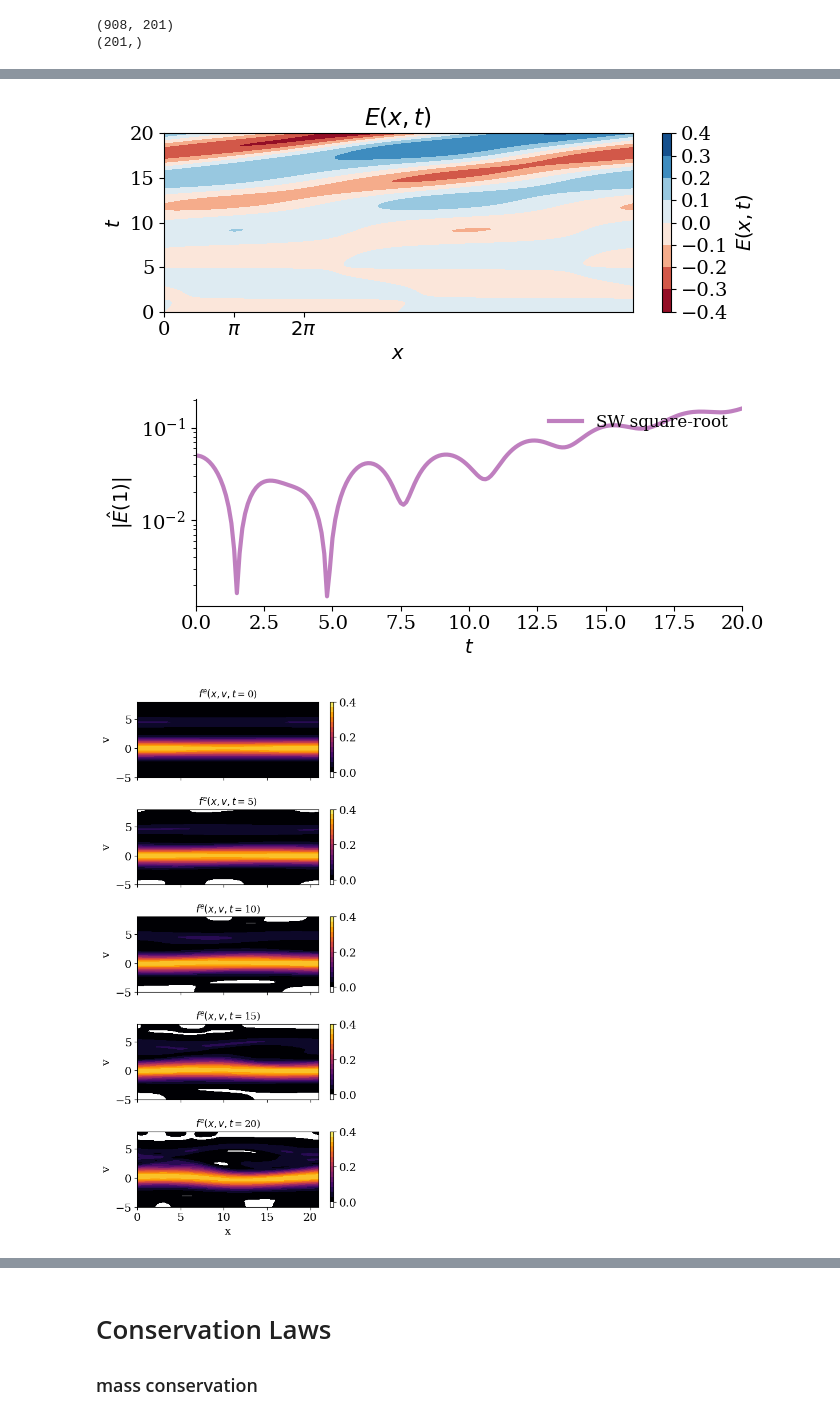
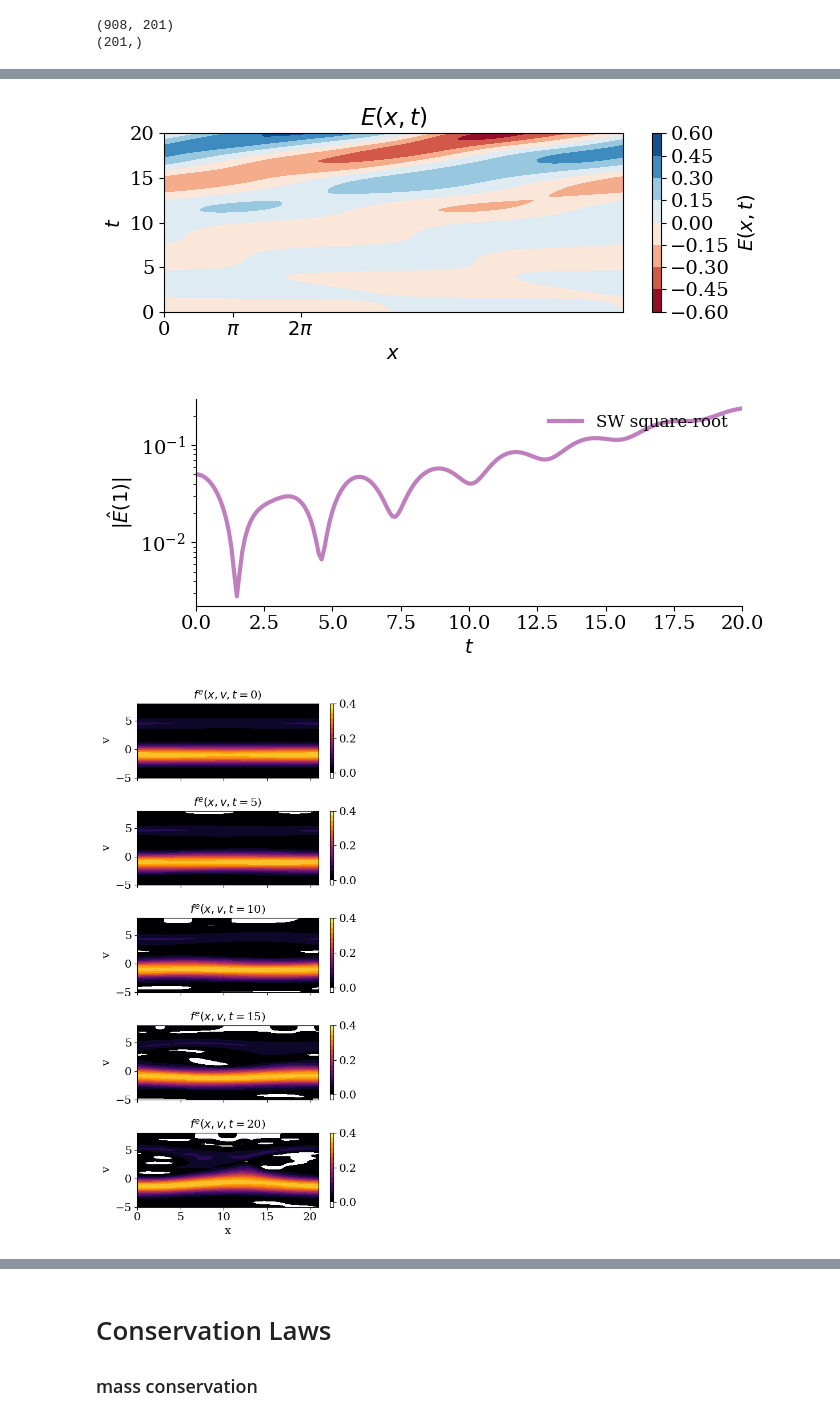
Before and after one commit to opaliss/SW-Conservative-Closure, a Jupyter notebook: SW/bump on tail SW (odd).ipynb, the cells around one changed output, grey strips where cells are left out. Saved outputs shown, nothing was run; the diff lists cells and outputs as text; code cells hidden in the pictures.

Commit message:
update closure :)

```diff
--- a/SW/bump on tail SW (odd).ipynb
+++ b/SW/bump on tail SW (odd).ipynb
@@ -42,7 +43,7 @@ dt = 0.01
 # time vector
 t_vec = np.linspace(0, T, int(T / dt) + 1)
 # velocity scaling
-u_e1 = 0
+u_e1 = -1
 u_e2 = 4.5
 u_i = 0
 # mass normalized
@@ -53,6 +54,9 @@ m_i = 1836
 q_e1 = -1
 q_e2 = -1
 q_i = 1
+# %%
+# inverse J
+J_inv = J_matrix_inv(Nx=Nx, L=L)
 # %%
 # velocity grid for plotting purposes
 v = np.linspace(-5, 8, int(1e3))
@@ -62,8 +66,8 @@ x = np.linspace(0, L, Nx_total)
 # %% [markdown]
 ## read in simulation results
 # %%
-sol_midpoint_u = np.load("../data/SW/bump_on_tail/poisson/sol_midpoint_u_" + str(Nv) + ".npy")[:, ::10]
-sol_midpoint_t = np.load("../data/SW/bump_on_tail/poisson/sol_midpoint_t_" + str(Nv) + ".npy")[::10]
+sol_midpoint_u = np.load("../data/SW/bump_on_tail/poisson/sol_midpoint_u_" + str(Nv) + "_energy_closure.npy")[:, ::10]
+sol_midpoint_t = np.load("../data/SW/bump_on_tail/poisson/sol_midpoint_t_" + str(Nv) + "_energy_closure.npy")[::10]
 print(np.shape(sol_midpoint_u))
 print(np.shape(sol_midpoint_t))
 # %% [output]
@@ -78,6 +82,10 @@ state_e1_midpoint = np.zeros((Nv, Nx_total, len(sol_midpoint_t)), dtype="complex
 state_e2_midpoint = np.zeros((Nv, Nx_total, len(sol_midpoint_t)), dtype="complex128")
 state_i_midpoint = np.zeros((Nv, Nx_total, len(sol_midpoint_t)), dtype="complex128")
 
+# initialize the closure
+closure_e1 = np.zeros((Nx_total, len(sol_midpoint_t)), dtype="complex128")
+closure_e2 = np.zeros((Nx_total, len(sol_midpoint_t)), dtype="complex128")
+closure_i = np.zeros((Nx_total, len(sol_midpoint_t)), dtype="complex128")
 
 for ii in range(len(sol_midpoint_t)):
     for jj in range(Nv):
@@ -93,6 +101,15 @@ for ii in range(len(sol_midpoint_t)):
                                                           state_i=state_i_midpoint[:, :, ii],
                                                           alpha_e1=alpha_e1, alpha_e2=alpha_e2, alpha_i=alpha_i,
                                                           Nx=Nx, L=L,  Nv=Nv)
+    # energy closure
+    closure_e1 = closure_energy(state=state_e1_midpoint[:, :, ii], alpha_s=alpha_e1, u_s=u_e1, Nv=Nv, E=E_midpoint[:, ii], J_inv=J_inv, q_s=q_e1, m_s=m_e1, Nx_total=Nx_total)
+    closure_e2 = closure_energy(state=state_e2_midpoint[:, :, ii], alpha_s=alpha_e2, u_s=u_e2, Nv=Nv, E=E_midpoint[:, ii], J_inv=J_inv, q_s=q_e2, m_s=m_e2, Nx_total=Nx_total)
+    closure_i = closure_energy(state=state_i_midpoint[:, :, ii], alpha_s=alpha_i, u_s=u_i, Nv=Nv, E=E_midpoint[:, ii], J_inv=J_inv, q_s=q_i, m_s=m_i, Nx_total=Nx_total)
+
+    # momentum closure
+    # closure_e1[:, ii] = closure_momentum(state=state_e1_midpoint[:, :, ii], alpha_s=alpha_e1, u_s=u_e1, Nv=Nv)
+    # closure_e2[:, ii] = closure_momentum(state=state_e2_midpoint[:, :, ii], alpha_s=alpha_e2, u_s=u_e2, Nv=Nv)
+    # closure_i[:, ii] = closure_momentum(state=state_i_midpoint[:, :, ii], alpha_s=alpha_i, u_s=u_i, Nv=Nv)
 # %%
 _  = plt.plot(E_midpoint[:, :].imag)
 # %% [output]
@@ -115,7 +132,7 @@ plt.tight_layout()
 
 plt.savefig("../figs/SW/bump_on_tail/poisson/electric_field_SW_sqrt.png", dpi=600)
 # %% [output]
-[figure, old version]
+[figure, new version]
 # %%
 E1_midpoint = np.zeros(len(sol_midpoint_t))
 
@@ -137,30 +154,29 @@ legend.get_frame().set_alpha(0)
 plt.tight_layout()
 plt.savefig("../figs/SW_sqrt/bump_on_tail/poisson/damping_rate_electric_field.png", dpi=600)
 # %% [output]
-[figure, old version]
+[figure, new version]
 # %%
 fig, ax = plt.subplots(nrows=5, sharex=True, figsize=(5, 10))
 for tt, ii in enumerate(range(0, len(sol_midpoint_t), int(len(sol_midpoint_t)//4))):
     distribution1 = np.zeros((2*Nx+1, len(v)))
     distribution2 = np.zeros((2*Nx+1, len(v)))
     for jj in range(Nv):
-        distribution1 += np.outer(fft_(state_e1_midpoint[jj, :, ii], Nx, x, L), psi_ln_sw(xi=(v-u_e1)/alpha_e1, v=v, u_s=u_e1, alpha_s=alpha_e1, n=jj)).real
-        distribution2 += np.outer(fft_(state_e2_midpoint[jj, :, ii], Nx, x, L), psi_ln_sw(xi=(v-u_e2)/alpha_e2, v=v, u_s=u_e2, alpha_s=alpha_e2, n=jj)).real
-
+        distribution1 += np.outer(fft_(state_e1_midpoint[jj, :, ii], Nx=Nx, x=x, L=L), psi_ln_sw(xi=(v-u_e1)/alpha_e1, v=v, u_s=u_e1, alpha_s=alpha_e1, n=jj)).real
+        distribution2 += np.outer(fft_(state_e2_midpoint[jj, :, ii], Nx=Nx, x=x, L=L), psi_ln_sw(xi=(v-u_e2)/alpha_e2, v=v, u_s=u_e2, alpha_s=alpha_e2, n=jj)).real
     levels = np.append(-0.1, np.linspace(0, 0.4, 15))
     colors = mcp.gen_color(cmap="inferno",n=len(levels)-1)
     pos = ax[tt].contourf(x, v, (distribution1 + distribution2).T, levels=levels, colors=np.append(["w"], colors))
     #ax[tt].set_xticks([0, 5*np.pi, 10*np.pi, 15*np.pi, 20*np.pi])
     #ax[tt].set_xticklabels([r"0", r"$5\pi$", r"$10\pi$", r"$15\pi$", r"$20\pi$"])
     ax[tt].set_ylabel("v")
     cbar = fig.colorbar(pos)
     cbar.ax.set_yticks([0, 0.2, 0.4])
-    ax[tt].set_title("$f^{e}(x, v, t=$" + str(int(sol_midpoint_t[ii])) + ")", fontsize=12)
+    ax[tt].set_title("$f^{e}(x, v, t=$" + str(int(sol_midpoint_t[ii])) + ")", fontsize=14)
 ax[-1].set_xlabel("x")
 plt.tight_layout()
 plt.savefig("../figs/SW_sqrt/bump_on_tail/poisson/bump_on_tail_evolution_SW.png", dpi=600)
 # %% [output]
-[figure, old version]
+[figure, new version]
 # %%
 fig, ax = plt.subplots(figsize=(6, 3))
 
```
Also changed, not shown: parts of 7 cells of this notebook, 3 other files.
